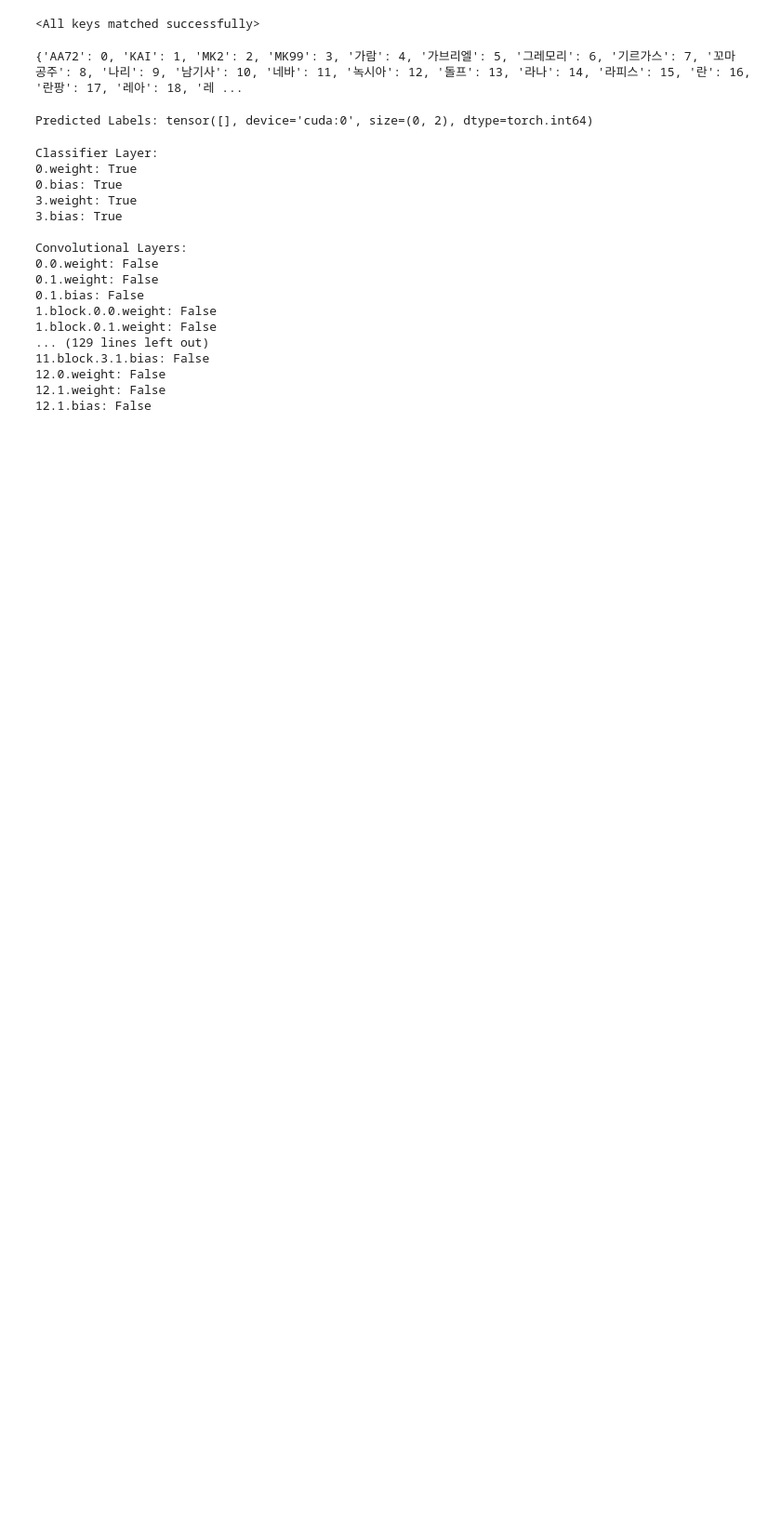
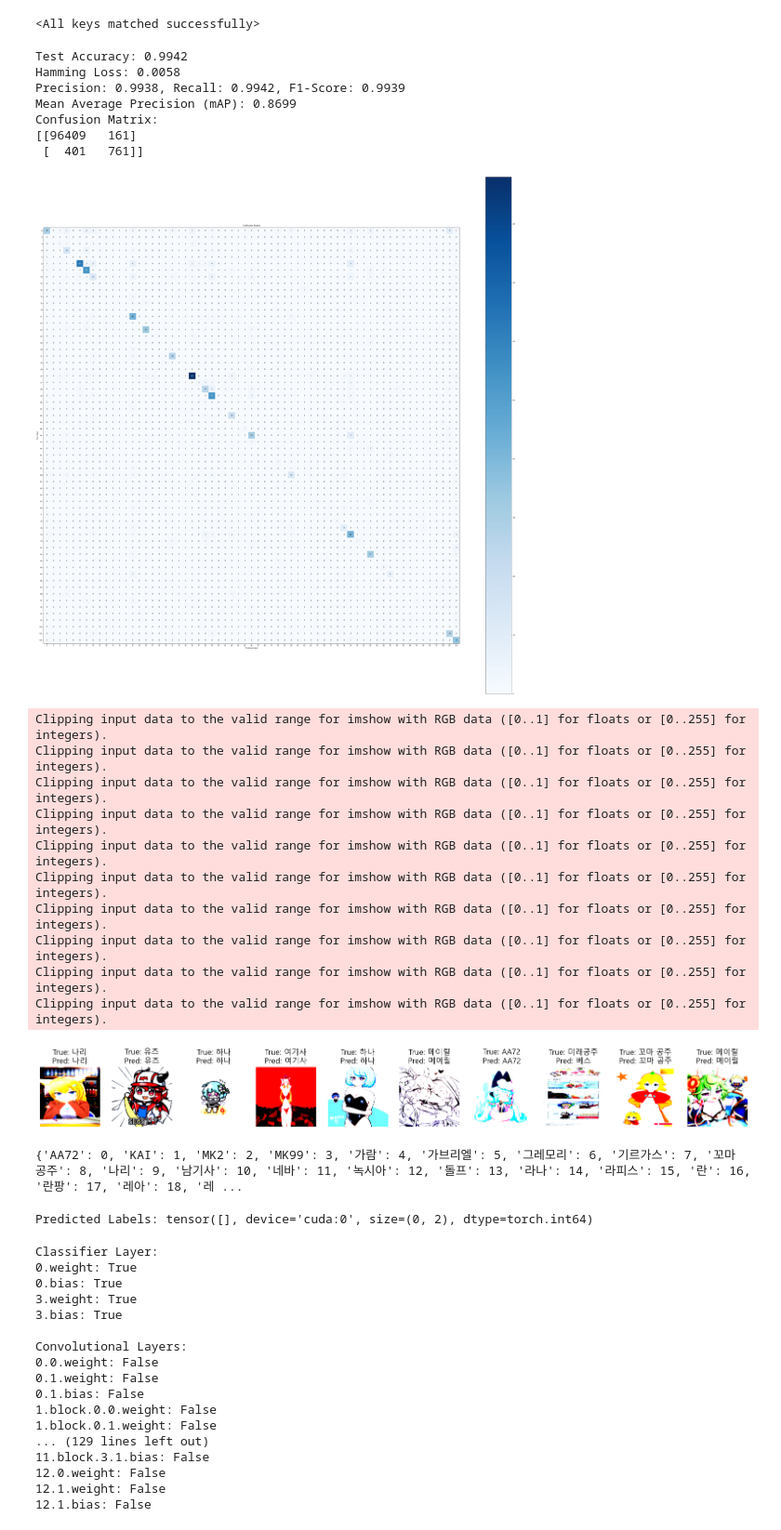
Before and after one commit to uaevuon/GT, a Jupyter notebook: Untitled1.ipynb, the cells around one changed output. Shown at 93% size. Saved outputs shown, nothing was run; the diff lists cells and outputs as text; code cells hidden in the pictures; blank space fills up the shorter version.

```diff
--- a/Untitled1.ipynb
+++ b/Untitled1.ipynb
@@ -258,7 +243,7 @@ Training complete
 # %%
 torch.save(model.state_dict(), 'mobilenetv3-nofreeze-105-loss.pth')
 # %%
-model.load_state_dict(torch.load('mobilenetv3-nofreeze-105-loss.pth'))
+model.load_state_dict(torch.load('pth/mobilenetv3-nofreeze-105-loss.pth'))
 # %% [output]
 <All keys matched successfully>
 # %%
@@ -269,6 +254,11 @@ from sklearn.metrics import precision_recall_fscore_support, accuracy_score, con
 from sklearn.metrics import average_precision_score, hamming_loss
 import scikitplot as skplt
 import matplotlib.pyplot as plt
+import random
+# Add font
+plt.rcParams['font.family'] ='Malgun Gothic'
+plt.rcParams['axes.unicode_minus'] =False
+
 
 def test(model, test_dataloader, device):
     model.eval()
@@ -277,6 +267,7 @@ def test(model, test_dataloader, device):
     all_probs = []
     true_labels = []
     pred_labels = []
+    images_list = []
 
     with torch.no_grad():
         for images, labels in test_dataloader:
@@ -299,6 +290,7 @@ def test(model, test_dataloader, device):
             # true_labels.extend(labels.cpu().numpy())
             # pred_labels.extend(preds.cpu().numpy())
 
+            images_list.extend(images.cpu())
 
     all_probs = np.concatenate(all_probs)
     all_preds = np.concatenate(all_preds)
@@ -315,33 +307,68 @@ def test(model, test_dataloader, device):
     # Calculate Hamming loss
     hamming_loss_value = hamming_loss(all_labels, all_preds)
 
     # Calculate mAP
     is_multi_label = len(all_probs.shape) > 1
     if is_multi_label:
         num_classes = all_probs.shape[1]
         ap_scores = []
         for c in range(num_classes):
             ap_scores.append(average_precision_score(all_labels[:, c], all_probs[:, c]))
         mean_ap = np.mean(ap_scores)
     else:
         mean_ap = average_precision_score(all_labels, all_probs)
 
     # Calculate confusion matrix
     conf_matrix = confusion_matrix(all_labels.ravel(), all_preds.ravel())
 
     print(f'Test Accuracy: {accuracy:.4f}')
     print(f'Hamming Loss: {hamming_loss_value:.4f}')
     print(f'Precision: {precision:.4f}, Recall: {recall:.4f}, F1-Score: {f1_score:.4f}')
     print(f'Mean Average Precision (mAP): {mean_ap:.4f}')
     print('Confusion Matrix:')
     print(conf_matrix)
 
     # Plot confusion matrix
     skplt.metrics.plot_confusion_matrix(true_labels, pred_labels, figsize=(50, 50))
     plt.show()
 
+    # Generate 10 random indices
+    num_images_to_display = 10
+    indices_to_display = random.sample(range(len(images_list)), num_images_to_display)
+
+    num_images = len(indices_to_display)
+    fig, axes = plt.subplots(1, num_images, figsize=(20, 20))
+    for i, idx in enumerate(indices_to_display):
+        ax = axes[i]
+        ax.imshow(images_list[idx].permute(1, 2, 0))  # Assuming images are in CHW format
+        true_label = index_to_label[true_labels[idx]]
+        pred_label = index_to_label[pred_labels[idx]]
+        ax.set_title(f'True: {true_label}\nPred: {pred_label}')
+        ax.axis('off')
+    plt.show()
+
 # Test the model
 test(model, test_dataloader, device)
+# %% [output]
+Test Accuracy: 0.9942
+Hamming Loss: 0.0058
+Precision: 0.9938, Recall: 0.9942, F1-Score: 0.9939
+Mean Average Precision (mAP): 0.8699
+Confusion Matrix:
+[[96409   161]
+ [  401   761]]
+[figure, added]
+Clipping input data to the valid range for imshow with RGB data ([0..1] for floats or [0..255] for integers).
+Clipping input data to the valid range for imshow with RGB data ([0..1] for floats or [0..255] for integers).
+Clipping input data to the valid range for imshow with RGB data ([0..1] for floats or [0..255] for integers).
+Clipping input data to the valid range for imshow with RGB data ([0..1] for floats or [0..255] for integers).
+Clipping input data to the valid range for imshow with RGB data ([0..1] for floats or [0..255] for integers).
+Clipping input data to the valid range for imshow with RGB data ([0..1] for floats or [0..255] for integers).
+Clipping input data to the valid range for imshow with RGB data ([0..1] for floats or [0..255] for integers).
+Clipping input data to the valid range for imshow with RGB data ([0..1] for floats or [0..255] for integers).
+Clipping input data to the valid range for imshow with RGB data ([0..1] for floats or [0..255] for integers).
+Clipping input data to the valid range for imshow with RGB data ([0..1] for floats or [0..255] for integers).
+[figure, added]
 # %%
 print(dataset.label_to_idx)
 # %% [output]
```
Also changed, not shown: parts of 1 cell of this notebook.
